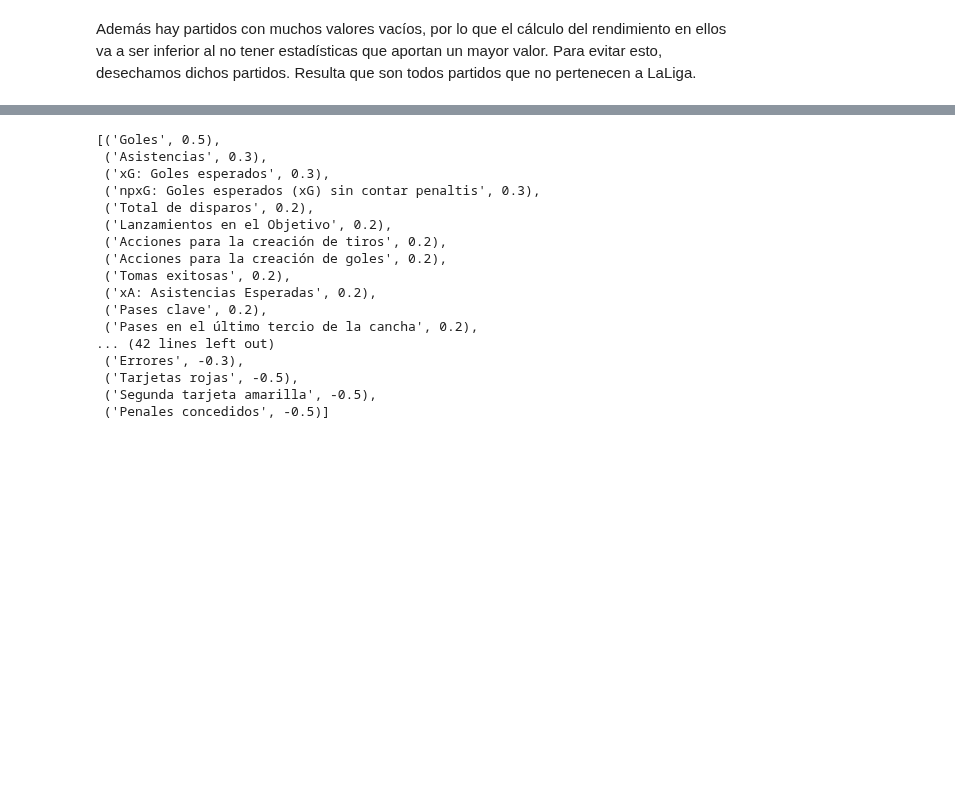
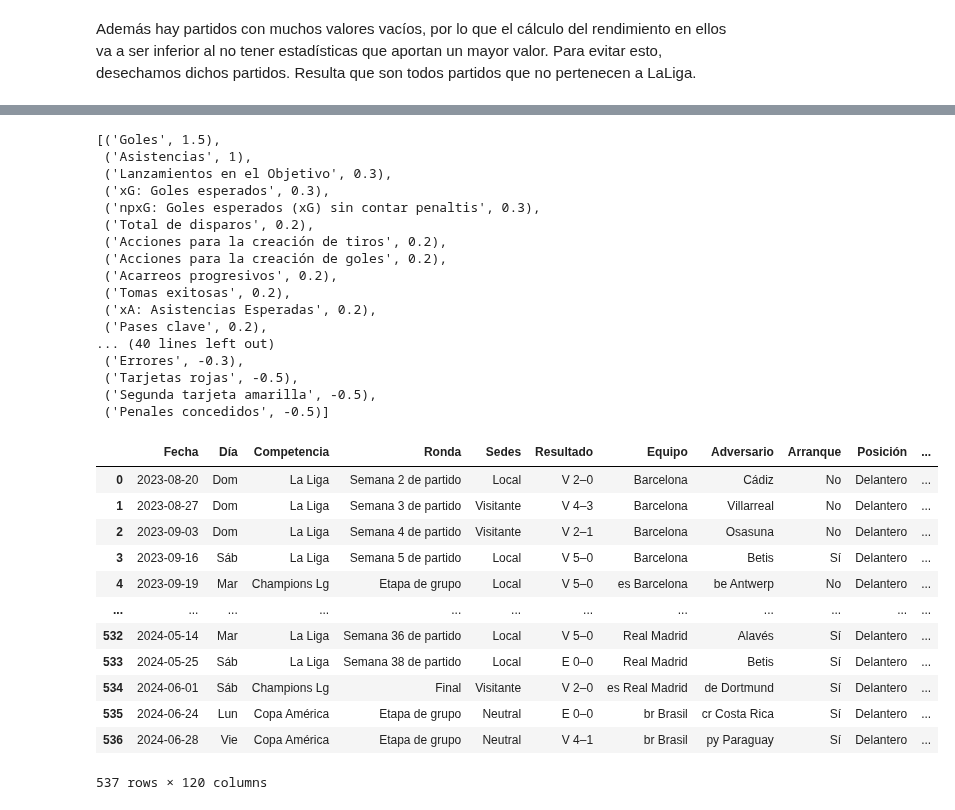
Before and after one commit to Santiagodiz/PlayerPulse, a Jupyter notebook: data/player_rating.ipynb, the cells around one changed output, grey strips where cells are left out. Drawn from its saved outputs; the diff is of its cells as text; code cells hidden in the pictures; blank space fills up the shorter version.

```diff
--- a/data/player_rating.ipynb
+++ b/data/player_rating.ipynb
@@ -58,16 +52,16 @@ rating_points = {
     "Minutos": [0.01, 0.01, 0.01],  # Pequeña puntuación para todos
 
     # Goles: Muy importante para delanteros, pero también significativo para defensas y mediocampistas.
-    "Goles": [1, 0.6, 0.3],  # Goles son esenciales para delanteros, pero valen mucho si un defensor o mediocampista anota.
+    "Goles": [1.5, 1, 0.6],  # Goles son esenciales para delanteros, pero valen mucho si un defensor o mediocampista anota.
 
     # Asistencias: Primordial para delanteros y mediocampistas, menos para defensas.
-    "Asistencias": [0.5, 0.4, 0.2],
+    "Asistencias": [1, 0.8, 0.4],
 
     # Total de disparos: Refleja la actividad ofensiva, es más relevante para delanteros.
     "Total de disparos": [0.2, 0.1, 0.05],  # Importante para delanteros, pero defensores no suelen disparar mucho.
 
     # Lanzamientos en el Objetivo: Similar a "Total de disparos", más relevante para delanteros.
-    "Lanzamientos en el Objetivo": [0.2, 0.1, 0.05],
+    "Lanzamientos en el Objetivo": [0.3, 0.2, 0.1],
 
     # Tarjetas amarillas: Penaliza a todos, pero más a los defensas, ya que suelen cometer más faltas.
     "Tarjetas amarillas": [-0.1, -0.05, -0.2],  # Defensas penalizados más, porque suele reflejar malas decisiones defensivas.
@@ -76,7 +70,7 @@ rating_points = {
     "Tarjetas rojas": [-0.5, -0.5, -0.5],
 
     # Toques: Valioso para mediocampistas que controlan el ritmo del juego.
-    "Toques": [0.02, 0.05, 0.02],
+    "Toques": [0.01, 0.02, 0.01],
 
     # Derribos: Importante para defensores, pero no tanto para mediocampistas o delanteros.
     "Derribos": [0.05, 0.1, 0.2],  # Los defensas dependen de los derribos para cumplir su función.
@@ -100,10 +94,10 @@ rating_points = {
     "Acciones para la creación de goles": [0.2, 0.4, 0.1],
 
     # Pases completados: Importante para mediocampistas que gestionan el juego.
-    "Pases completados": [0.05, 0.1, 0.02],  # Mediocampistas son los principales responsables de los pases.
+    "Pases completados": [0.02, 0.06, 0.02],  # Mediocampistas son los principales responsables de los pases.
 
     # Pases intentados: Similar a "Pases completados", con un peso extra para mediocampistas.
-    "Pases intentados": [0.02, 0.05, 0.01],
+    "Pases intentados": [0.01, 0.03, 0.01],
 
     # % de pase completo: Refleja la eficiencia en los pases, más importante para mediocampistas.
     "% de pase completo": [0.01, 0.03, 0.01],
@@ -112,7 +106,7 @@ rating_points = {
     "Pases progresivos": [0.1, 0.3, 0.2],
 
     # Transportes: Importante para mediocampistas que mueven el balón.
-    "Transportes": [0.05, 0.3, 0.1],
+    "Transportes": [0.02, 0.06, 0.01],
 
     # Acarreos progresivos: Refleja la capacidad de avanzar con el balón.
     "Acarreos progresivos": [0.2, 0.3, 0.1],
@@ -124,10 +118,10 @@ rating_points = {
     "Tomas exitosas": [0.2, 0.2, 0.1],
 
     # Pases completados (Cortos): Importante para mediocampistas.
-    "Pases completados (Cortos)": [0.05, 0.2, 0.05],
+    "Pases completados (Cortos)": [0.01, 0.03, 0.01],
 
     # Pases completados (Medios): Valioso para mediocampistas.
-    "Pases completados (Medios)": [0.05, 0.2, 0.05],
+    "Pases completados (Medios)": [0.02, 0.06, 0.02],
 
     # Pases completados (Largos): Más valioso para defensores que realizan cambios de juego largos.
     "Pases completados (Largos)": [0.05, 0.1, 0.2],
@@ -154,7 +148,7 @@ rating_points = {
     "Cambios": [0.05, 0.1, 0.15],
 
     # Pases cruzados: Refleja la capacidad de cambiar el juego de lado.
-    "Pases cruzados": [0.1, 0.2, 0.1],
+    "Pases cruzados": [0.05, 0.1, 0.05],
 
     # Pases fuera de juego: Penalización por errores ofensivos.
     "Pases fuera de juego": [-0.1, -0.1, -0.05],
@@ -193,10 +187,10 @@ rating_points = {
     "Despojado": [-0.1, -0.1, -0.1],
 
     # Pases recibidos: Refleja la participación en el juego.
-    "Pases recibidos": [0.05, 0.1, 0.05],
+    "Pases recibidos": [0.01, 0.03, 0.01],
 
     # Pases progresivos Rec: Refleja la habilidad para recibir pases avanzados.
-    "Pases progresivos Rec": [0.1, 0.2, 0.05],
+    "Pases progresivos Rec": [0.03, 0.05, 0.02],
 
     # Segunda tarjeta amarilla: Penalización fuerte.
     "Segunda tarjeta amarilla": [-0.5, -0.5, -0.5],
@@ -295,20 +305,51 @@ for stat, weights in rating_points.items():
 a.sort(key=lambda x: x[1], reverse=True)
 a
 # %% [output]
-[('Goles', 0.5),
- ('Asistencias', 0.3),
+[('Goles', 1.5),
+ ('Asistencias', 1),
+ ('Lanzamientos en el Objetivo', 0.3),
  ('xG: Goles esperados', 0.3),
  ('npxG: Goles esperados (xG) sin contar penaltis', 0.3),
  ('Total de disparos', 0.2),
- ('Lanzamientos en el Objetivo', 0.2),
  ('Acciones para la creación de tiros', 0.2),
  ('Acciones para la creación de goles', 0.2),
+ ('Acarreos progresivos', 0.2),
  ('Tomas exitosas', 0.2),
  ('xA: Asistencias Esperadas', 0.2),
  ('Pases clave', 0.2),
- ('Pases en el último tercio de la cancha', 0.2),
-... (42 lines left out)
+... (40 lines left out)
  ('Errores', -0.3),
  ('Tarjetas rojas', -0.5),
  ('Segunda tarjeta amarilla', -0.5),
  ('Penales concedidos', -0.5)]
+# %%
+import os
+
+source = 'raw/player_stats'
+all_df = pd.DataFrame()
+
+for csv in os.listdir(source):
+    df = pd.read_csv(os.path.join(source, csv))
+    df_clean = clean_df(df)
+    df_clean['Player'] = csv.split('.')[0].split('_data')[0].replace('_', ' ')
+    df_clean['Performance'] = df_clean.apply(lambda x: calculate_performance(x, rating_points), axis=1)
+    all_df = pd.concat([all_df, df_clean])
+
+all_df['Posición'] = all_df['Posición'].apply(lambda x: get_general_position(x))
+all_df.index = range(len(all_df))
+
+all_df
+# %% [output]
+|  | Fecha | Día | Competencia | Ronda | Sedes | Resultado | Equipo | Adversario | Arranque | Posición | ... |
+| 0 | 2023-08-20 | Dom | La Liga | Semana 2 de partido | Local | V 2–0 | Barcelona | Cádiz | No | Delantero | ... |
+| 1 | 2023-08-27 | Dom | La Liga | Semana 3 de partido | Visitante | V 4–3 | Barcelona | Villarreal | No | Delantero | ... |
+| 2 | 2023-09-03 | Dom | La Liga | Semana 4 de partido | Visitante | V 2–1 | Barcelona | Osasuna | No | Delantero | ... |
+| 3 | 2023-09-16 | Sáb | La Liga | Semana 5 de partido | Local | V 5–0 | Barcelona | Betis | Sí | Delantero | ... |
+| 4 | 2023-09-19 | Mar | Champions Lg | Etapa de grupo | Local | V 5–0 | es Barcelona | be Antwerp | No | Delantero | ... |
+| ... | ... | ... | ... | ... | ... | ... | ... | ... | ... | ... | ... |
+| 532 | 2024-05-14 | Mar | La Liga | Semana 36 de partido | Local | V 5–0 | Real Madrid | Alavés | Sí | Delantero | ... |
+| 533 | 2024-05-25 | Sáb | La Liga | Semana 38 de partido | Local | E 0–0 | Real Madrid | Betis | Sí | Delantero | ... |
+| 534 | 2024-06-01 | Sáb | Champions Lg | Final | Visitante | V 2–0 | es Real Madrid | de Dortmund | Sí | Delantero | ... |
+| 535 | 2024-06-24 | Lun | Copa América | Etapa de grupo | Neutral | E 0–0 | br Brasil | cr Costa Rica | Sí | Delantero | ... |
+| 536 | 2024-06-28 | Vie | Copa América | Etapa de grupo | Neutral | V 4–1 | br Brasil | py Paraguay | Sí | Delantero | ... |
+537 rows × 120 columns
```
Also changed, not shown: parts of 9 cells of this notebook, 1 other file.
